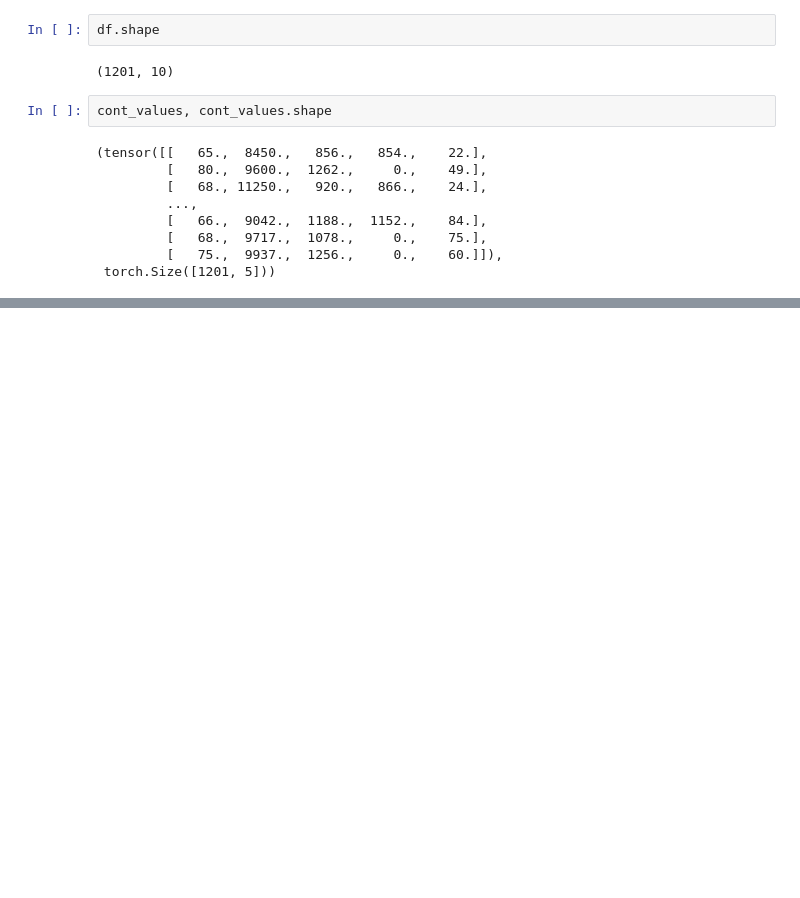
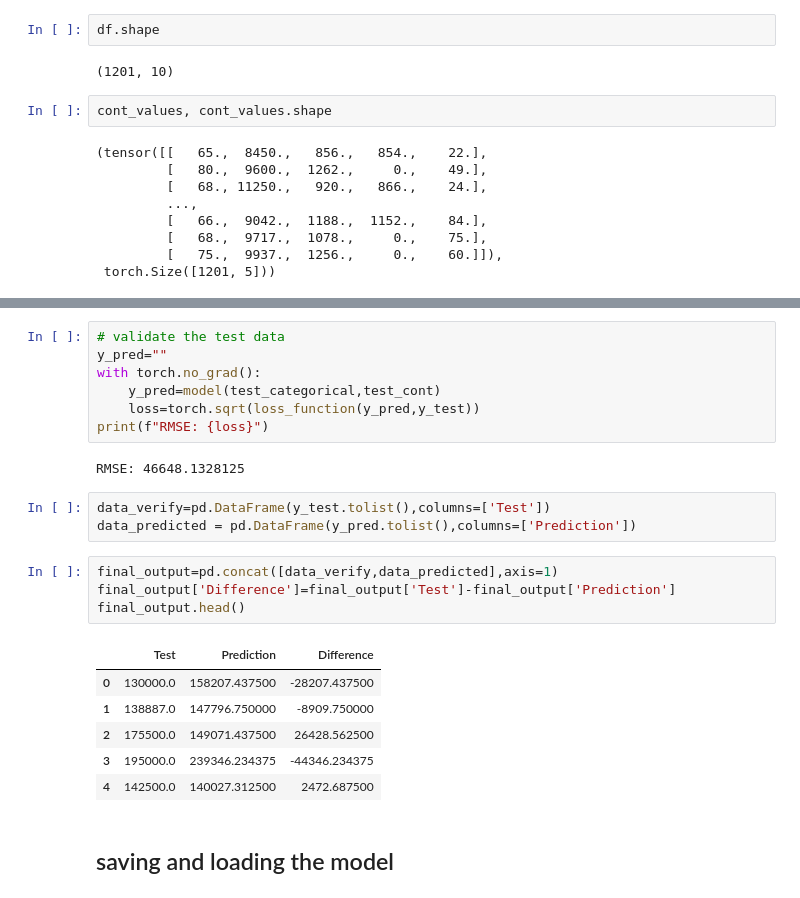
Before and after one commit to Immortal-Pi/Pytorch_learn, a Jupyter notebook: basics/house_price_prediction.ipynb, the cells around one changed output, grey strips where cells are left out. Cells and saved outputs as stored; diff of their text form; blank space fills up the shorter version.

Commit message:
house price prediction

```diff
--- a/basics/house_price_prediction.ipynb
+++ b/basics/house_price_prediction.ipynb
@@ -348,0 +400,25 @@ cont_values, cont_values.shape
+# %%
+# validate the test data
+y_pred=""
+with torch.no_grad():
+    y_pred=model(test_categorical,test_cont)
+    loss=torch.sqrt(loss_function(y_pred,y_test))
+print(f"RMSE: {loss}")
+# %% [output]
+RMSE: 46648.1328125
+# %%
+data_verify=pd.DataFrame(y_test.tolist(),columns=['Test'])
+data_predicted = pd.DataFrame(y_pred.tolist(),columns=['Prediction'])
+# %%
+final_output=pd.concat([data_verify,data_predicted],axis=1)
+final_output['Difference']=final_output['Test']-final_output['Prediction']
+final_output.head()
+# %% [output]
+|  | Test | Prediction | Difference |
+| 0 | 130000.0 | 158207.437500 | -28207.437500 |
+| 1 | 138887.0 | 147796.750000 | -8909.750000 |
+| 2 | 175500.0 | 149071.437500 | 26428.562500 |
+| 3 | 195000.0 | 239346.234375 | -44346.234375 |
+| 4 | 142500.0 | 140027.312500 | 2472.687500 |
+# %% [markdown]
+## saving and loading the model
```
Also changed, not shown: parts of 10 cells of this notebook, 2 other files.
